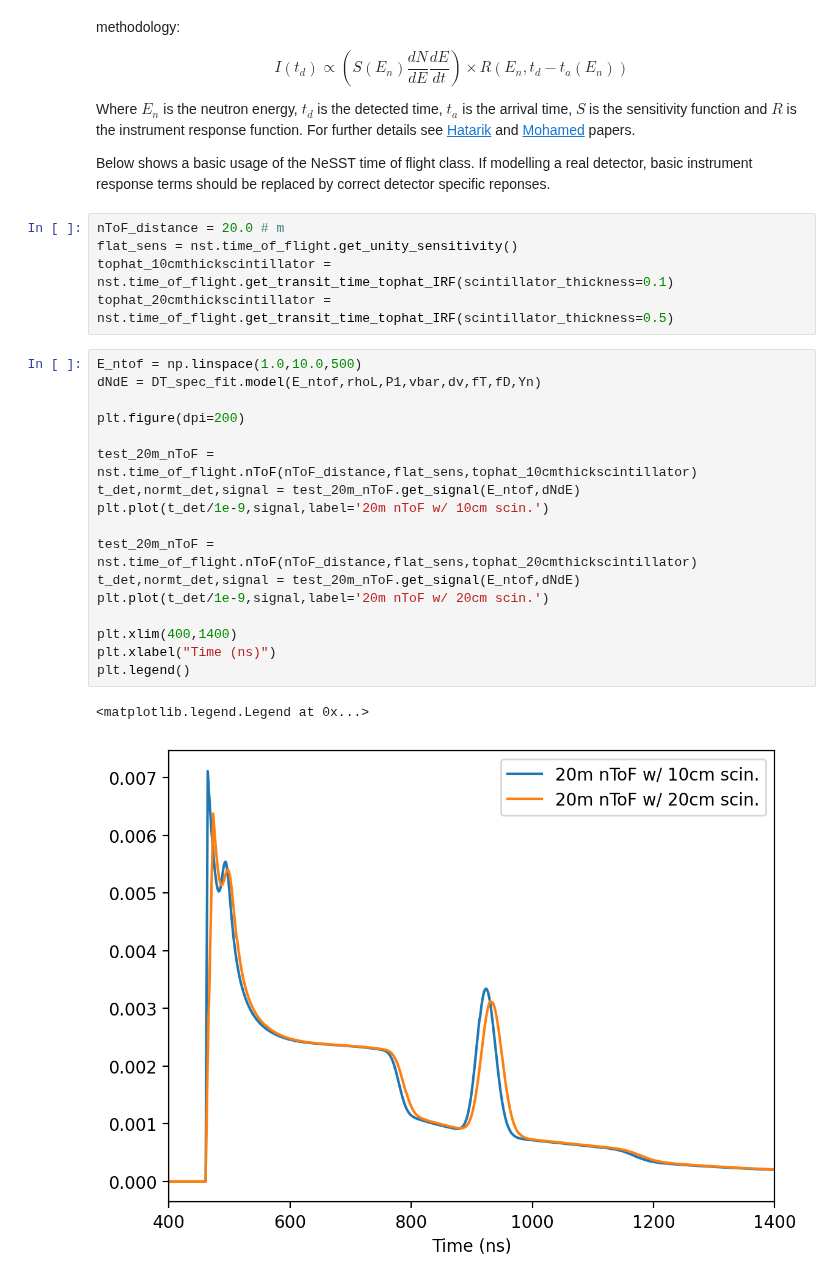
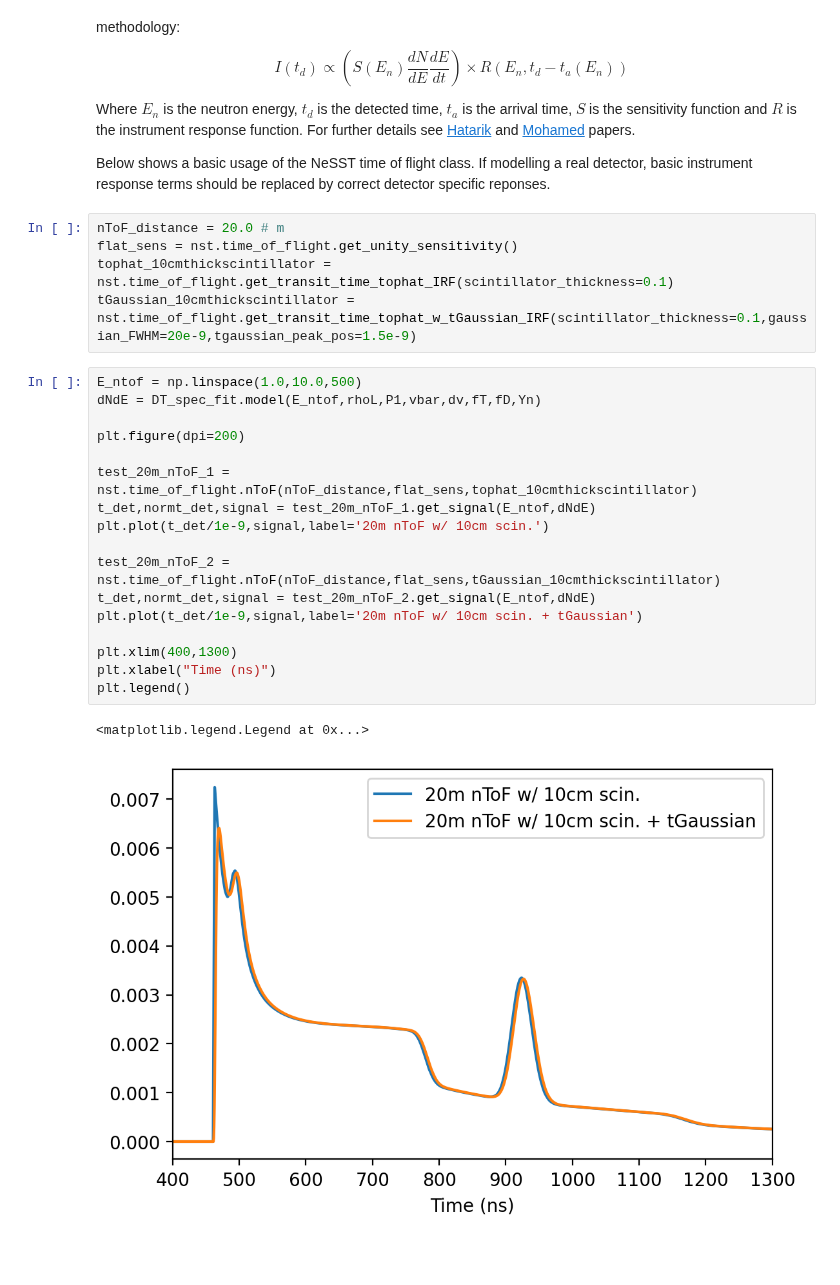
Before and after one commit to aidancrilly/NeSST, a Jupyter notebook: example/NeSST Guide.ipynb, the cells around one changed output. Drawn from its saved outputs; the diff is of its cells as text; blank space fills up the shorter version.

Commit message:
Working ntof model and forward fit example

```diff
--- a/example/NeSST Guide.ipynb
+++ b/example/NeSST Guide.ipynb
@@ -459,24 +462,24 @@ Below shows a basic usage of the NeSST time of flight class. If modelling a real
 nToF_distance = 20.0 # m
 flat_sens = nst.time_of_flight.get_unity_sensitivity()
 tophat_10cmthickscintillator = nst.time_of_flight.get_transit_time_tophat_IRF(scintillator_thickness=0.1)
-tophat_20cmthickscintillator = nst.time_of_flight.get_transit_time_tophat_IRF(scintillator_thickness=0.5)
+tGaussian_10cmthickscintillator = nst.time_of_flight.get_transit_time_tophat_w_tGaussian_IRF(scintillator_thickness=0.1,gaussian_FWHM=20e-9,tgaussian_peak_pos=1.5e-9)
 # %%
 E_ntof = np.linspace(1.0,10.0,500)
 dNdE = DT_spec_fit.model(E_ntof,rhoL,P1,vbar,dv,fT,fD,Yn)
 
 plt.figure(dpi=200)
 
-test_20m_nToF = nst.time_of_flight.nToF(nToF_distance,flat_sens,tophat_10cmthickscintillator)
-t_det,normt_det,signal = test_20m_nToF.get_signal(E_ntof,dNdE)
+test_20m_nToF_1 = nst.time_of_flight.nToF(nToF_distance,flat_sens,tophat_10cmthickscintillator)
+t_det,normt_det,signal = test_20m_nToF_1.get_signal(E_ntof,dNdE)
 plt.plot(t_det/1e-9,signal,label='20m nToF w/ 10cm scin.')
 
-test_20m_nToF = nst.time_of_flight.nToF(nToF_distance,flat_sens,tophat_20cmthickscintillator)
-t_det,normt_det,signal = test_20m_nToF.get_signal(E_ntof,dNdE)
-plt.plot(t_det/1e-9,signal,label='20m nToF w/ 20cm scin.')
+test_20m_nToF_2 = nst.time_of_flight.nToF(nToF_distance,flat_sens,tGaussian_10cmthickscintillator)
+t_det,normt_det,signal = test_20m_nToF_2.get_signal(E_ntof,dNdE)
+plt.plot(t_det/1e-9,signal,label='20m nToF w/ 10cm scin. + tGaussian')
 
-plt.xlim(400,1400)
+plt.xlim(400,1300)
 plt.xlabel("Time (ns)")
 plt.legend()
 # %% [output]
 <matplotlib.legend.Legend at 0x...>
-[figure, old version]
+[figure, new version]
```
Also changed, not shown: parts of 21 cells of this notebook, 3 other files.
